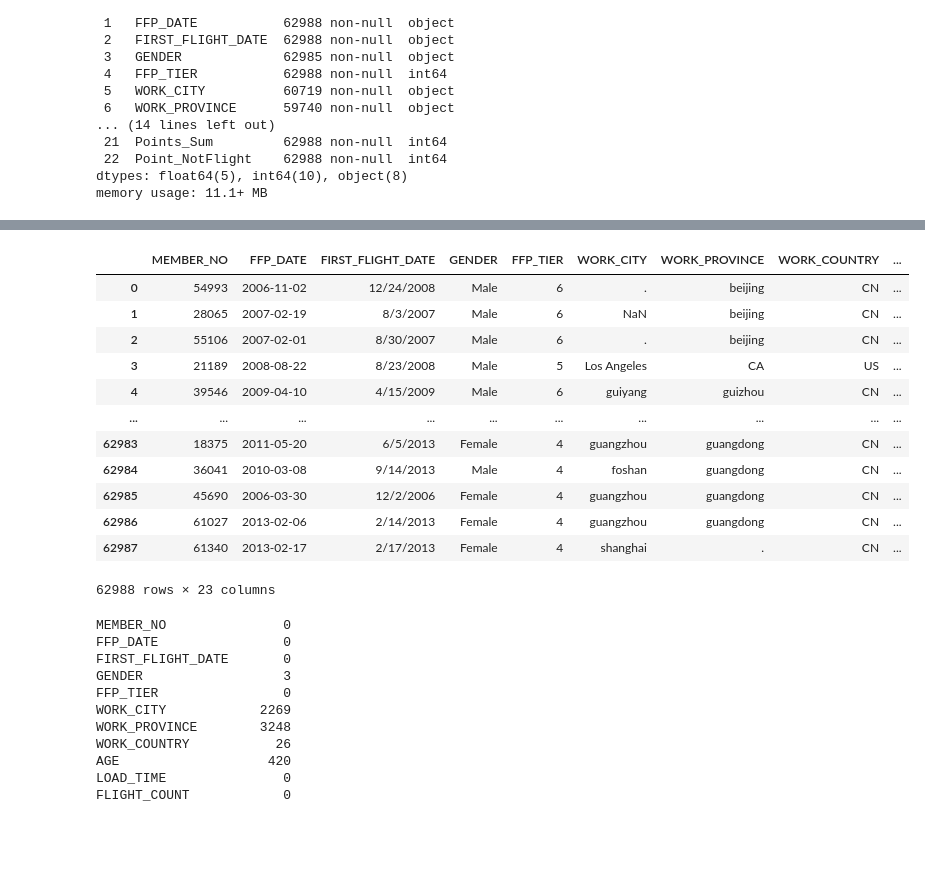
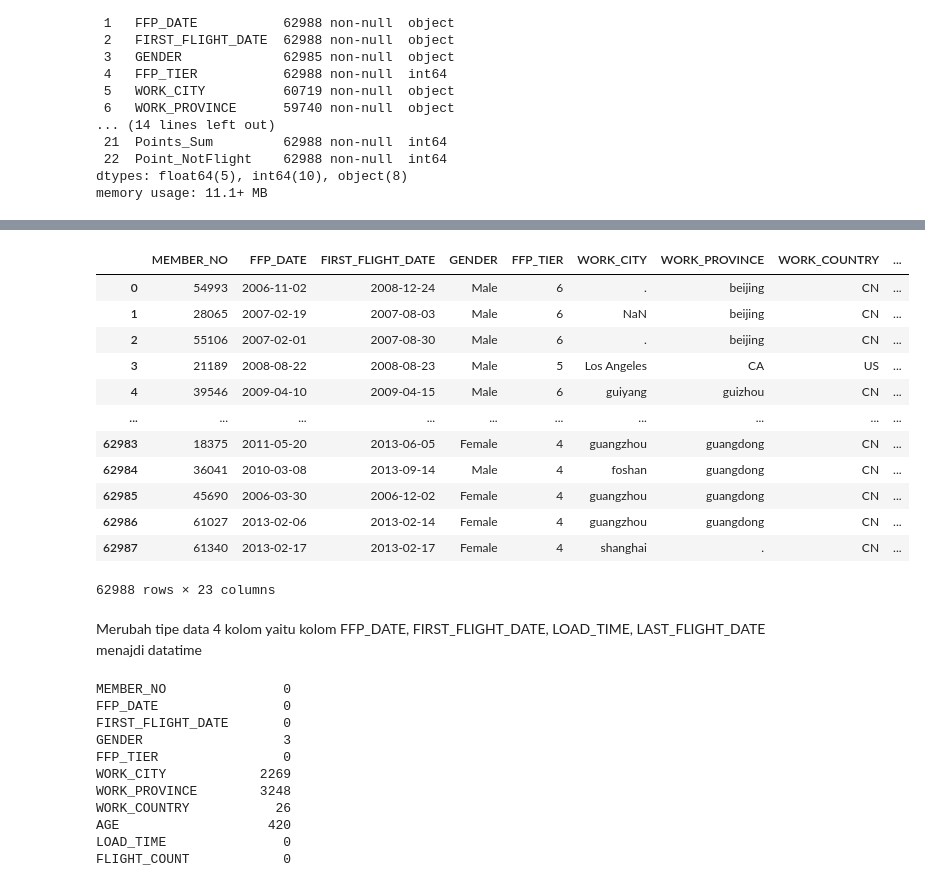
Before and after one commit to ruslanhadii/hw_unsupervised, a Jupyter notebook: homework_unsupervised.ipynb, the cells around one changed output, grey strips where cells are left out. Cells and saved outputs as stored; diff of their text form; code cells hidden in the pictures; blank space fills up the shorter version.

```diff
--- a/homework_unsupervised.ipynb
+++ b/homework_unsupervised.ipynb
@@ -79,27 +85,29 @@ memory usage: 11.1+ MB
 # %%
 from datetime import datetime
 # df_date = ['FFP_DATE', 'FIRST_FLIGHT_DATE', 'LOAD_TIME', 'LAST_FLIGHT_DATE']
 # date = [datetime.strptime(date, '%m-%d-%Y').date() for date in df_date]
 
 df['FFP_DATE'] = pd.to_datetime(df['FFP_DATE'])
-# df['FIRST_FLIGHT_DATE'] = pd.to_datetime(df['FIRST_FLIGHT_DATE'])
-# df['LOAD_TIME'] = pd.to_datetime(df['LOAD_TIME'])
-# df['LAST_FLIGHT_DATE'] = pd.to_datetime(df['LAST_FLIGHT_DATE'])
+df['FIRST_FLIGHT_DATE'] = pd.to_datetime(df['FIRST_FLIGHT_DATE'])
+df['LOAD_TIME'] = pd.to_datetime(df['LOAD_TIME'])
+#df['LAST_FLIGHT_DATE'] = pd.to_datetime(df['LAST_FLIGHT_DATE'])   #pada thn 2014 hanya 28 hari, sedangkan di data terdapat tanggal 29
 df
 # %% [output]
 |  | MEMBER_NO | FFP_DATE | FIRST_FLIGHT_DATE | GENDER | FFP_TIER | WORK_CITY | WORK_PROVINCE | WORK_COUNTRY | ... |
-| 0 | 54993 | 2006-11-02 | 12/24/2008 | Male | 6 | . | beijing | CN | ... |
-| 1 | 28065 | 2007-02-19 | 8/3/2007 | Male | 6 | NaN | beijing | CN | ... |
-| 2 | 55106 | 2007-02-01 | 8/30/2007 | Male | 6 | . | beijing | CN | ... |
-| 3 | 21189 | 2008-08-22 | 8/23/2008 | Male | 5 | Los Angeles | CA | US | ... |
-| 4 | 39546 | 2009-04-10 | 4/15/2009 | Male | 6 | guiyang | guizhou | CN | ... |
+| 0 | 54993 | 2006-11-02 | 2008-12-24 | Male | 6 | . | beijing | CN | ... |
+| 1 | 28065 | 2007-02-19 | 2007-08-03 | Male | 6 | NaN | beijing | CN | ... |
+| 2 | 55106 | 2007-02-01 | 2007-08-30 | Male | 6 | . | beijing | CN | ... |
+| 3 | 21189 | 2008-08-22 | 2008-08-23 | Male | 5 | Los Angeles | CA | US | ... |
+| 4 | 39546 | 2009-04-10 | 2009-04-15 | Male | 6 | guiyang | guizhou | CN | ... |
 | ... | ... | ... | ... | ... | ... | ... | ... | ... | ... |
-| 62983 | 18375 | 2011-05-20 | 6/5/2013 | Female | 4 | guangzhou | guangdong | CN | ... |
-| 62984 | 36041 | 2010-03-08 | 9/14/2013 | Male | 4 | foshan | guangdong | CN | ... |
-| 62985 | 45690 | 2006-03-30 | 12/2/2006 | Female | 4 | guangzhou | guangdong | CN | ... |
-| 62986 | 61027 | 2013-02-06 | 2/14/2013 | Female | 4 | guangzhou | guangdong | CN | ... |
-| 62987 | 61340 | 2013-02-17 | 2/17/2013 | Female | 4 | shanghai | . | CN | ... |
+| 62983 | 18375 | 2011-05-20 | 2013-06-05 | Female | 4 | guangzhou | guangdong | CN | ... |
+| 62984 | 36041 | 2010-03-08 | 2013-09-14 | Male | 4 | foshan | guangdong | CN | ... |
+| 62985 | 45690 | 2006-03-30 | 2006-12-02 | Female | 4 | guangzhou | guangdong | CN | ... |
+| 62986 | 61027 | 2013-02-06 | 2013-02-14 | Female | 4 | guangzhou | guangdong | CN | ... |
+| 62987 | 61340 | 2013-02-17 | 2013-02-17 | Female | 4 | shanghai | . | CN | ... |
 62988 rows × 23 columns
+# %% [markdown]
+Merubah tipe data 4 kolom yaitu kolom FFP_DATE, FIRST_FLIGHT_DATE, LOAD_TIME, LAST_FLIGHT_DATE menajdi datatime
 # %%
 # Melihat jumlah baris dan kolom
 test = df.shape[0]
```
Also changed, not shown: parts of 18 cells of this notebook.
